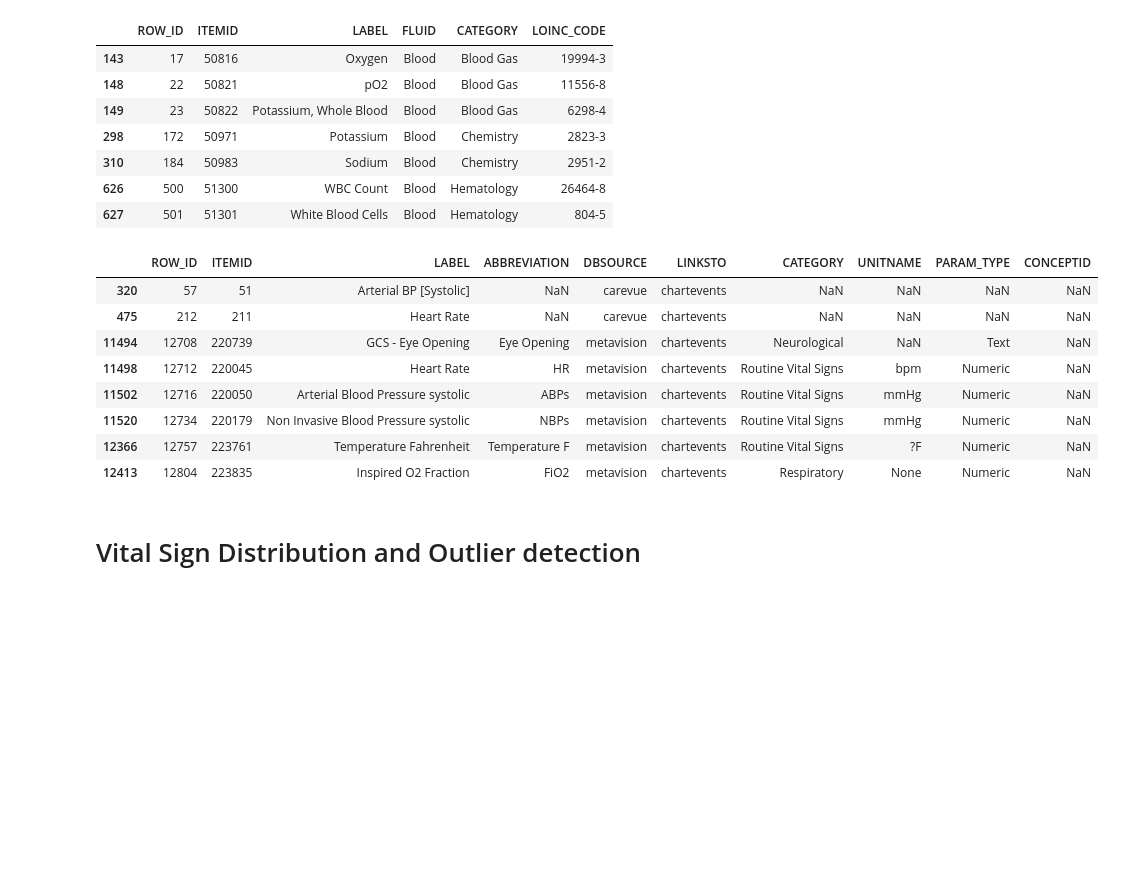
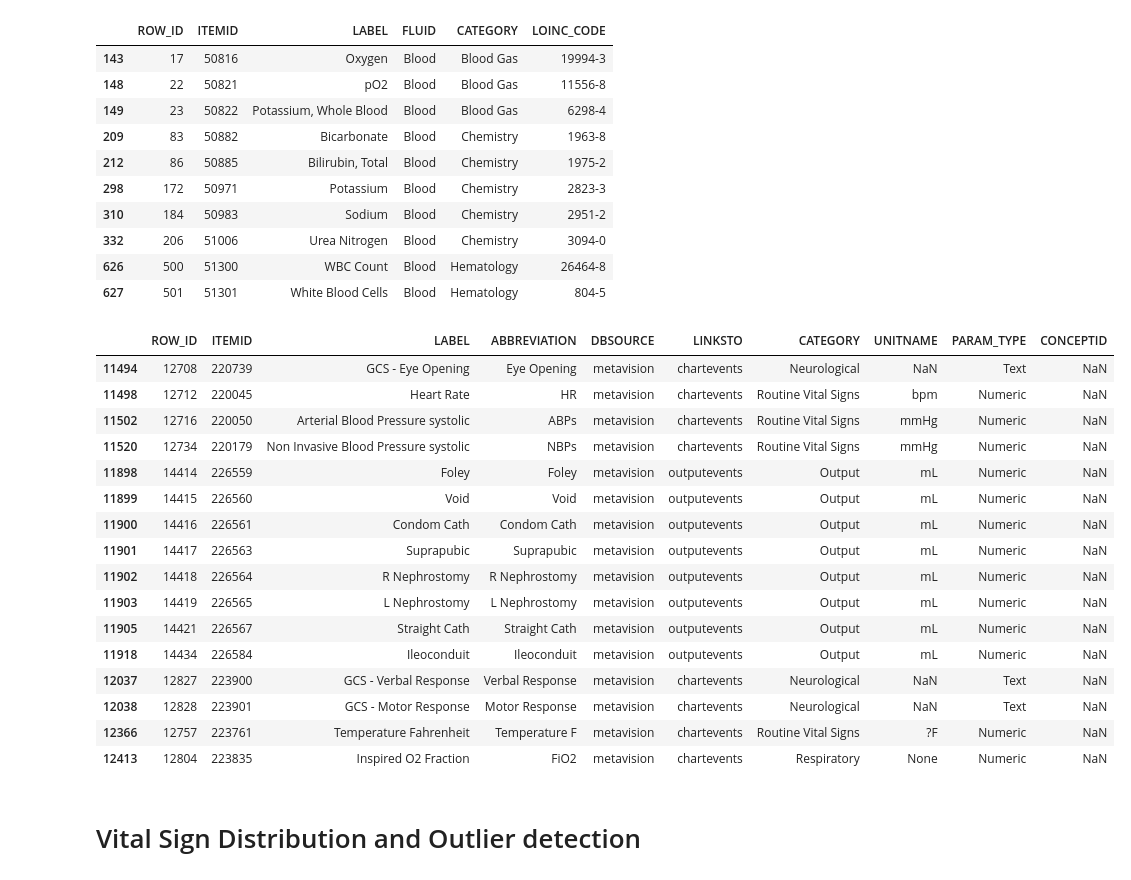
Before and after one commit to RachaelDing/733MIMIC_analysis, a Jupyter notebook: vital_signal_corr.ipynb, the cells around one changed output. Saved outputs shown, nothing was run; the diff lists cells and outputs as text; code cells hidden in the pictures; blank space fills up the shorter version.

Commit message:
complete all processed items

```diff
--- a/vital_signal_corr.ipynb
+++ b/vital_signal_corr.ipynb
@@ -8,29 +11,44 @@ import seaborn as sns
 d_items = pd.read_csv('mimic/D_ITEMS.csv')
 d_labitems = pd.read_csv('mimic/D_LABITEMS.csv')
 # %%
-d_labitems[(d_labitems['ITEMID']==50816)|(d_labitems['ITEMID']==51300)|(d_labitems['ITEMID']==51301)|
-          (d_labitems['ITEMID']==950842)|(d_labitems['ITEMID']==50983)|(d_labitems['ITEMID']==50822)|
-          (d_labitems['ITEMID']==50971)|(d_labitems['ITEMID']==50821)]
+d_labitems[(d_labitems['ITEMID']==50816)|(d_labitems['ITEMID']==51006)|(d_labitems['ITEMID']==51300)|
+          (d_labitems['ITEMID']==51301)|(d_labitems['ITEMID']==50882)|(d_labitems['ITEMID']==50821)|
+          (d_labitems['ITEMID']==50822)|(d_labitems['ITEMID']==50885)|(d_labitems['ITEMID']==50971)|
+          (d_labitems['ITEMID']==50983)]
 # %% [output]
 |  | ROW_ID | ITEMID | LABEL | FLUID | CATEGORY | LOINC_CODE |
 | 143 | 17 | 50816 | Oxygen | Blood | Blood Gas | 19994-3 |
 | 148 | 22 | 50821 | pO2 | Blood | Blood Gas | 11556-8 |
 | 149 | 23 | 50822 | Potassium, Whole Blood | Blood | Blood Gas | 6298-4 |
+| 209 | 83 | 50882 | Bicarbonate | Blood | Chemistry | 1963-8 |
+| 212 | 86 | 50885 | Bilirubin, Total | Blood | Chemistry | 1975-2 |
 | 298 | 172 | 50971 | Potassium | Blood | Chemistry | 2823-3 |
 | 310 | 184 | 50983 | Sodium | Blood | Chemistry | 2951-2 |
+| 332 | 206 | 51006 | Urea Nitrogen | Blood | Chemistry | 3094-0 |
 | 626 | 500 | 51300 | WBC Count | Blood | Hematology | 26464-8 |
 | 627 | 501 | 51301 | White Blood Cells | Blood | Hematology | 804-5 |
 # %%
-d_items[(d_items['ITEMID']==223761)|(d_items['ITEMID']==220739)|(d_items['ITEMID']==220045)|
-       (d_items['ITEMID']==220050)|(d_items['ITEMID']==220179)|(d_items['ITEMID']==223835)|
-       (d_items['ITEMID']==51)|(d_items['ITEMID']==211)|(d_items['ITEMID']==50816)]
+d_items[(d_items['ITEMID']==220045)|(d_items['ITEMID']==220739)|(d_items['ITEMID']==223761)|
+       (d_items['ITEMID']==223900)|(d_items['ITEMID']==223901)|(d_items['ITEMID']==226559)|
+       (d_items['ITEMID']==226560)|(d_items['ITEMID']==226561)|(d_items['ITEMID']==226564)|
+       (d_items['ITEMID']==226565)|(d_items['ITEMID']==226567)|(d_items['ITEMID']==226584)|
+       (d_items['ITEMID']==223901)|(d_items['ITEMID']==220050)|(d_items['ITEMID']==220179)|
+       (d_items['ITEMID']==223900)|(d_items['ITEMID']==223835)|(d_items['ITEMID']==226563)]
 # %% [output]
 |  | ROW_ID | ITEMID | LABEL | ABBREVIATION | DBSOURCE | LINKSTO | CATEGORY | UNITNAME | PARAM_TYPE | CONCEPTID |
-| 320 | 57 | 51 | Arterial BP [Systolic] | NaN | carevue | chartevents | NaN | NaN | NaN | NaN |
-| 475 | 212 | 211 | Heart Rate | NaN | carevue | chartevents | NaN | NaN | NaN | NaN |
 | 11494 | 12708 | 220739 | GCS - Eye Opening | Eye Opening | metavision | chartevents | Neurological | NaN | Text | NaN |
 | 11498 | 12712 | 220045 | Heart Rate | HR | metavision | chartevents | Routine Vital Signs | bpm | Numeric | NaN |
 | 11502 | 12716 | 220050 | Arterial Blood Pressure systolic | ABPs | metavision | chartevents | Routine Vital Signs | mmHg | Numeric | NaN |
 | 11520 | 12734 | 220179 | Non Invasive Blood Pressure systolic | NBPs | metavision | chartevents | Routine Vital Signs | mmHg | Numeric | NaN |
+| 11898 | 14414 | 226559 | Foley | Foley | metavision | outputevents | Output | mL | Numeric | NaN |
+| 11899 | 14415 | 226560 | Void | Void | metavision | outputevents | Output | mL | Numeric | NaN |
+| 11900 | 14416 | 226561 | Condom Cath | Condom Cath | metavision | outputevents | Output | mL | Numeric | NaN |
+| 11901 | 14417 | 226563 | Suprapubic | Suprapubic | metavision | outputevents | Output | mL | Numeric | NaN |
+| 11902 | 14418 | 226564 | R Nephrostomy | R Nephrostomy | metavision | outputevents | Output | mL | Numeric | NaN |
+| 11903 | 14419 | 226565 | L Nephrostomy | L Nephrostomy | metavision | outputevents | Output | mL | Numeric | NaN |
+| 11905 | 14421 | 226567 | Straight Cath | Straight Cath | metavision | outputevents | Output | mL | Numeric | NaN |
+| 11918 | 14434 | 226584 | Ileoconduit | Ileoconduit | metavision | outputevents | Output | mL | Numeric | NaN |
+| 12037 | 12827 | 223900 | GCS - Verbal Response | Verbal Response | metavision | chartevents | Neurological | NaN | Text | NaN |
+| 12038 | 12828 | 223901 | GCS - Motor Response | Motor Response | metavision | chartevents | Neurological | NaN | Text | NaN |
 | 12366 | 12757 | 223761 | Temperature Fahrenheit | Temperature F | metavision | chartevents | Routine Vital Signs | ?F | Numeric | NaN |
 | 12413 | 12804 | 223835 | Inspired O2 Fraction | FiO2 | metavision | chartevents | Respiratory | None | Numeric | NaN |
```
Also changed, not shown: parts of 50 cells of this notebook.
